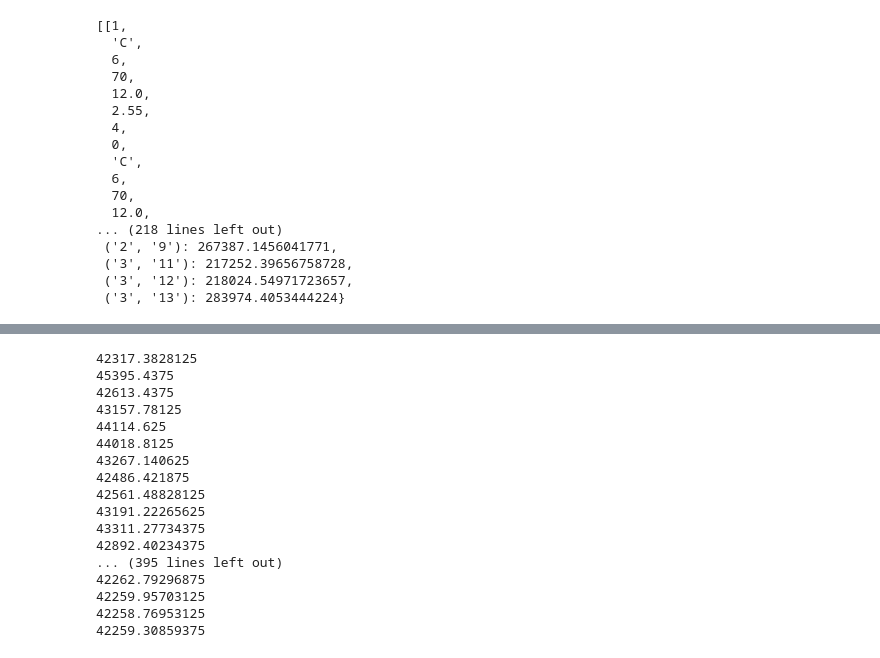
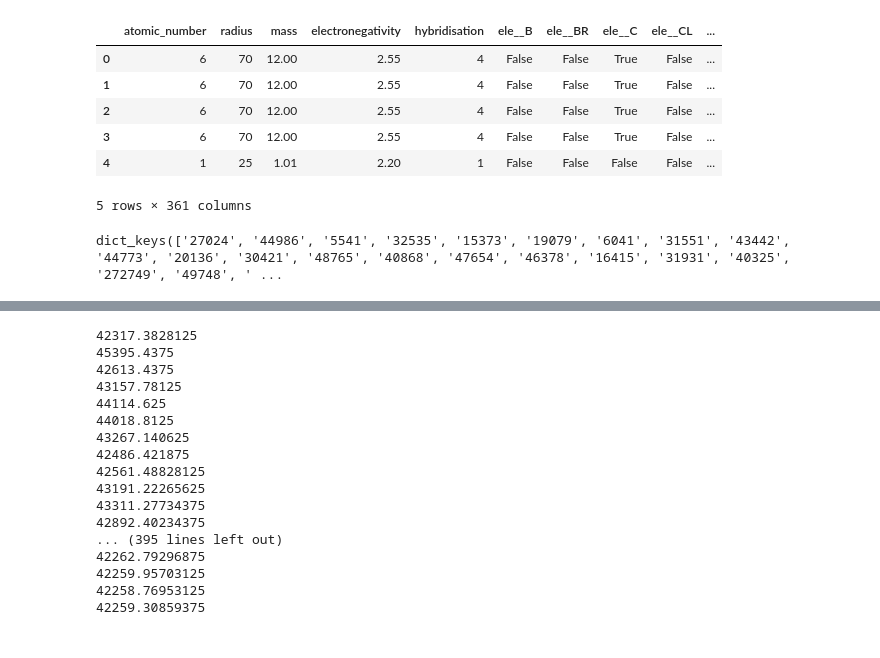
Before and after one commit to OMaraLab/NXMol, a Jupyter notebook: src/Untitled.ipynb, the cells around one changed output, grey strips where cells are left out. Cells and saved outputs as stored; diff of their text form; code cells hidden in the pictures.

```diff
--- a/src/Untitled.ipynb
+++ b/src/Untitled.ipynb
@@ -17,36 +17,14 @@ from matplotlib.pyplot import figure
 from pprint import pprint
 from sklearn.preprocessing import MinMaxScaler
 # %%
-with open('graph_large_ndatas.pickle', 'rb') as handle:
+with open('graph_mean_ndatas.pickle', 'rb') as handle:
     ndatas = pickle.load(handle)
 
-with open('graph_large_edatas.pickle', 'rb') as handle:
+with open('graph_mean_edatas.pickle', 'rb') as handle:
     edatas = pickle.load(handle)
 
-with open('graphs_large.pickle', 'rb') as handle:
+with open('graphs_mean.pickle', 'rb') as handle:
     graphs = pickle.load(handle)
-# %%
-from pprint import pprint
-pprint(ndatas['8'])
-pprint(edatas['8'])
-# %% [output]
-[[1,
-  'C',
-  6,
-  70,
-  12.0,
-  2.55,
-  4,
-  0,
-  'C',
-  6,
-  70,
-  12.0,
-... (218 lines left out)
- ('2', '9'): 267387.1456041771,
- ('3', '11'): 217252.39656758728,
- ('3', '12'): 218024.54971723657,
- ('3', '13'): 283974.4053444224}
 # %%
 def OHE_and_normalize(mol: str):
     n = []
@@ -103,6 +85,20 @@ n_df = n_df.join(ele_encoded)
 n_df = n_df.join(nei_encoded)
 norm = MinMaxScaler().fit(n_df)
 norm_n_df = norm.transform(n_df)
+# %%
+n_df.head()
+# %% [output]
+|  | atomic_number | radius | mass | electronegativity | hybridisation | ele__B | ele__BR | ele__C | ele__CL | ... |
+| 0 | 6 | 70 | 12.00 | 2.55 | 4 | False | False | True | False | ... |
+| 1 | 6 | 70 | 12.00 | 2.55 | 4 | False | False | True | False | ... |
+| 2 | 6 | 70 | 12.00 | 2.55 | 4 | False | False | True | False | ... |
+| 3 | 6 | 70 | 12.00 | 2.55 | 4 | False | False | True | False | ... |
+| 4 | 1 | 25 | 1.01 | 2.20 | 1 | False | False | False | False | ... |
+5 rows × 361 columns
+# %%
+graphs.keys()
+# %% [output]
+dict_keys(['27024', '44986', '5541', '32535', '15373', '19079', '6041', '31551', '43442', '44773', '20136', '30421', '48765', '40868', '47654', '46378', '16415', '31931', '40325', '272749', '49748', ' ...
 # %%
 comb_graph = dgl.batch([graphs[str(x)] for x in sorted_keys])
 #nx.draw(dgl.to_networkx(graphs['21']), with_labels=True)
```
Also changed, not shown: parts of 16 cells of this notebook, 6 other files.
